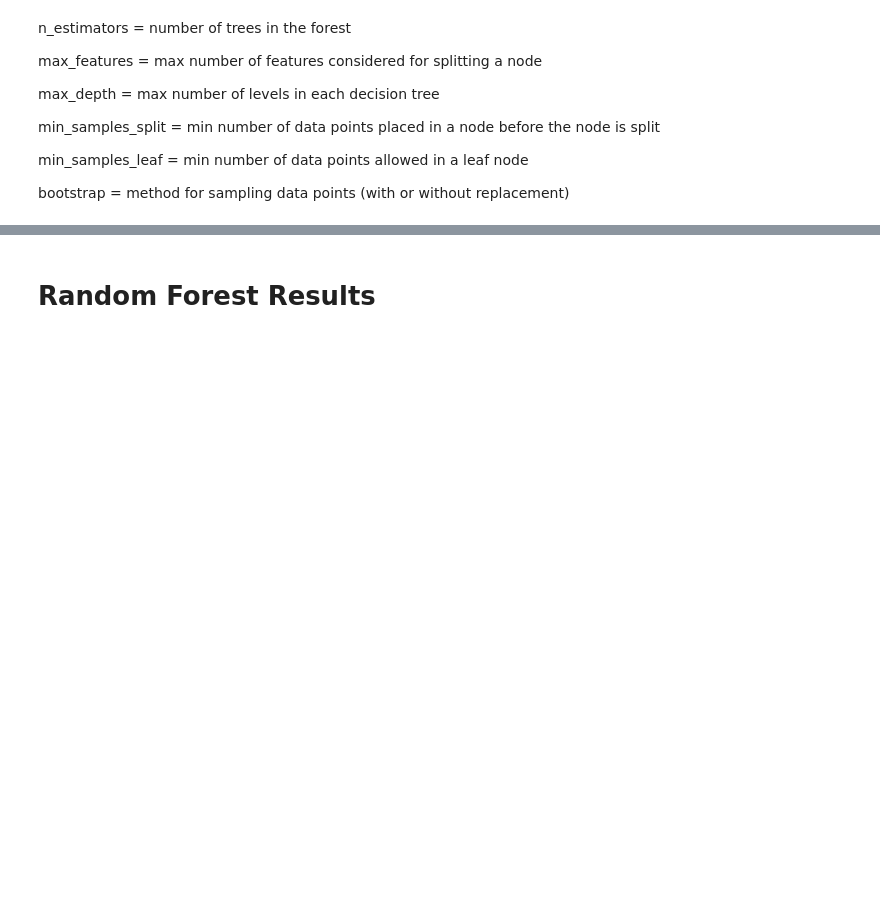
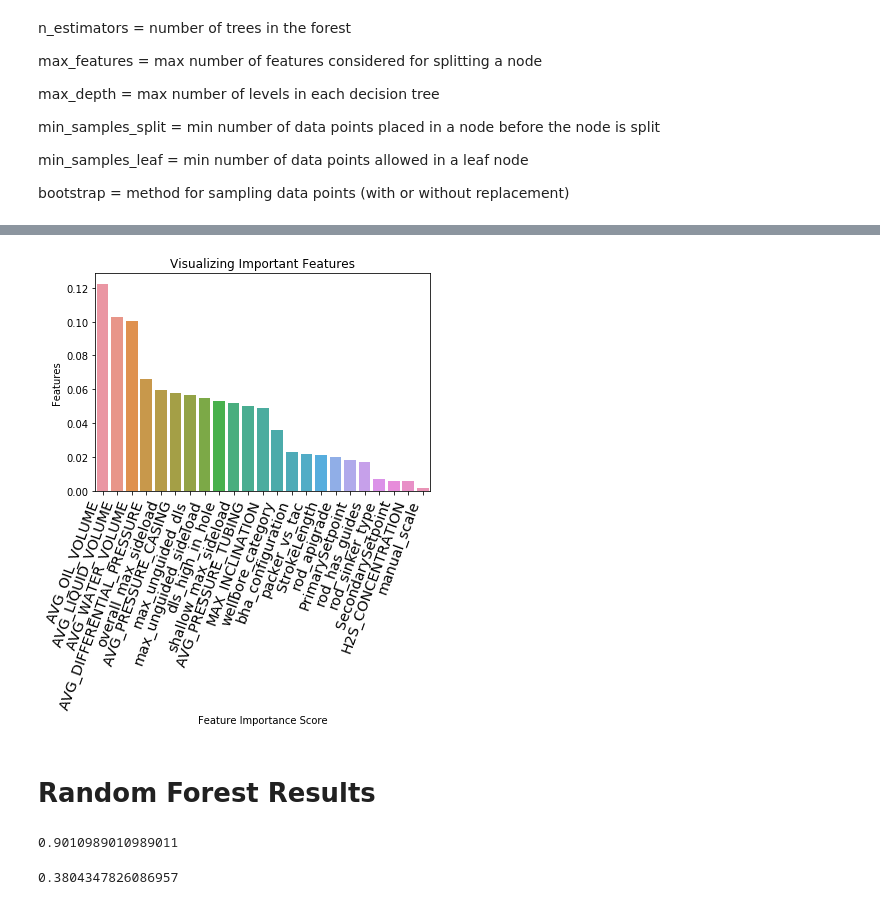
Before and after one commit to alimodak/Ali-Modak_Rod-Pump, a Jupyter notebook: Jupyter/Random Forest MVP1.ipynb, the cells around one changed output, grey strips where cells are left out. Cells and saved outputs as stored; diff of their text form; code cells hidden in the pictures; blank space fills up the shorter version.

Commit message:
updated the data into the RF model

```diff
--- a/Jupyter/Random Forest MVP1.ipynb
+++ b/Jupyter/Random Forest MVP1.ipynb
@@ -5,7 +7,7 @@ from sklearn.ensemble import RandomForestClassifier
 # %%
 from sklearn.metrics import (precision_score, recall_score, roc_auc_score)
 # %%
-raw_data = pd.read_csv('../rodpump_noImputed.csv', parse_dates=['lifetime_end'])
+raw_data = pd.read_csv('../normalized_data.csv')
 # %%
 from sklearn.preprocessing import LabelEncoder
 labelencoder = LabelEncoder()
@@ -160,0 +197,2 @@ rf_grid.score(X_test,y_test)
+# %%
+best_model = rf_grid.best_estimator_
@@ -160,0 +203,5 @@ rf_grid.score(X_test,y_test)
+# %%
+b_model = pd.DataFrame({'feature': features,
+                   'importance': best_model.feature_importances_}).\
+                    sort_values('importance', ascending = False)
+b_model.head()
@@ -161,2 +215,16 @@ rf_grid.score(X_test,y_test)
+# %%
+# visualize important features
+
+sns.barplot(x=b_model.feature, y=b_model.importance)
+
+plt.xlabel("Feature Importance Score")
+plt.ylabel("Features")
+plt.title("Visualizing Important Features")
+plt.xticks(
+    rotation=70, horizontalalignment="right", fontweight="light", fontsize="x-large"
+)
+plt.show()
+# %% [output]
+[figure, added]
 # %% [markdown]
 # Random Forest Results
@@ -168,0 +231,8 @@ rf_probs = rf_grid.predict_proba(X_test)[:, 1]
+# %%
+best_model.score(X_train,y_train)
+# %% [output]
+0.9010989010989011
+# %%
+rf_grid.score(X_test,y_test)
+# %% [output]
+0.3804347826086957
```
Also changed, not shown: parts of 22 cells of this notebook.
